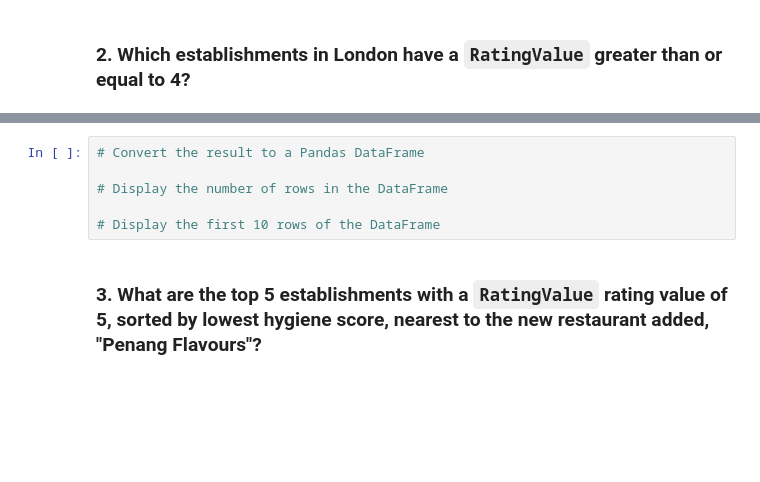
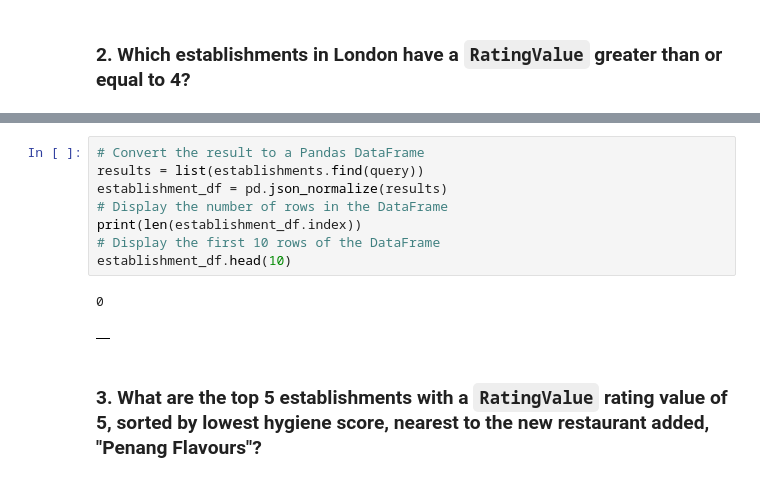
Before and after one commit to Morgen-Henry/nosql-challenge, a Jupyter notebook: NoSQL challenge/NoSQL_analysis_starter.ipynb, the cells around one changed output, grey strips where cells are left out. Drawn from its saved outputs; the diff is of its cells as text; blank space fills up the shorter version.

```diff
--- a/NoSQL challenge/NoSQL_analysis_starter.ipynb
+++ b/NoSQL challenge/NoSQL_analysis_starter.ipynb
@@ -53,9 +91,14 @@ query =
 # %%
 # Convert the result to a Pandas DataFrame
-
+results = list(establishments.find(query))
+establishment_df = pd.json_normalize(results)
 # Display the number of rows in the DataFrame
-
+print(len(establishment_df.index))
 # Display the first 10 rows of the DataFrame
+establishment_df.head(10)
+# %% [output]
+0
+|  |
 # %% [markdown]
 ### 3. What are the top 5 establishments with a `RatingValue` rating value of 5, sorted by lowest hygiene score, nearest to the new restaurant added, "Penang Flavours"?
 # %%
```
Also changed, not shown: parts of 9 cells of this notebook, 1 other file.
